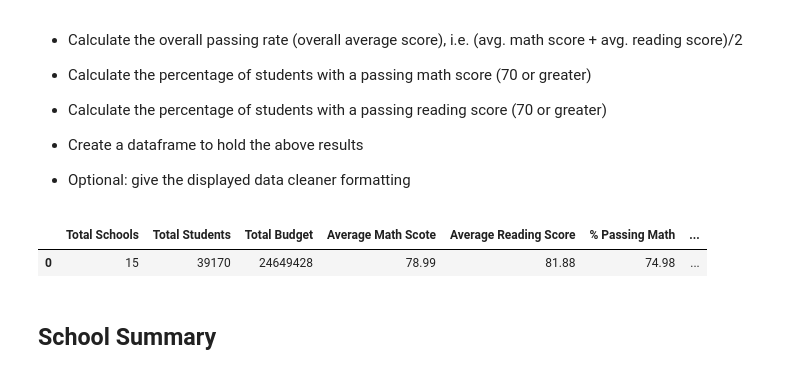
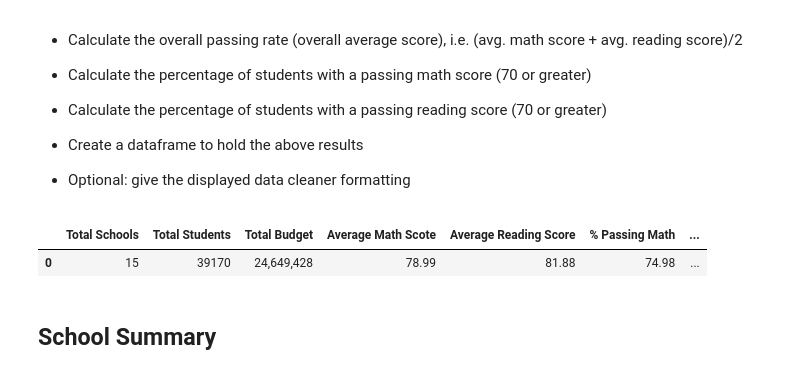
Before and after one commit to olegmrnv/PyCitySchools, a Jupyter notebook: PyCitySchools_starter.ipynb, the cells around one changed output. Cells and saved outputs as stored; diff of their text form; code cells hidden in the pictures.

```diff
--- a/PyCitySchools_starter.ipynb
+++ b/PyCitySchools_starter.ipynb
@@ -50,22 +50,23 @@ school_data_complete = pd.merge(student_data, school_data, how="left", on=["scho
 # %%
 tot_schools = school_data_complete.school_name.nunique()
 tot_students = school_data_complete['Student ID'].nunique()
 tot_budget = school_data.budget.sum()
+tot_budget = "{:,}".format(tot_budget)
 ave_math_score = round(school_data_complete.math_score.mean(),2)
 ave_reading_score = round(school_data_complete.reading_score.mean(),2)
 
 percent_math_passed = round(len(school_data_complete.loc[school_data_complete['math_score'] > 69,:]) / tot_students * 100 , 2)
 percent_reading_passed = round(len(school_data_complete.loc[school_data_complete['reading_score'] > 69,:]) / tot_students * 100 , 2)
 
 overall_passing_rate = (ave_math_score + ave_reading_score) / 2
 
 table_1 = pd.DataFrame ({"Total Schools": [tot_schools], "Total Students": [tot_students], "Total Budget": [tot_budget],
 "Average Math Scote": [ave_math_score], "Average Reading Score": [ave_reading_score], "% Passing Math": [percent_math_passed],
 "% Passing Reading": [percent_reading_passed], "Overall Passing Rate": [overall_passing_rate]})
 table_1
 # %% [output]
 |  | Total Schools | Total Students | Total Budget | Average Math Scote | Average Reading Score | % Passing Math | ... |
-| 0 | 15 | 39170 | 24649428 | 78.99 | 81.88 | 74.98 | ... |
+| 0 | 15 | 39170 | 24,649,428 | 78.99 | 81.88 | 74.98 | ... |
 # %% [markdown]
 ## School Summary
 # %% [markdown]
```
